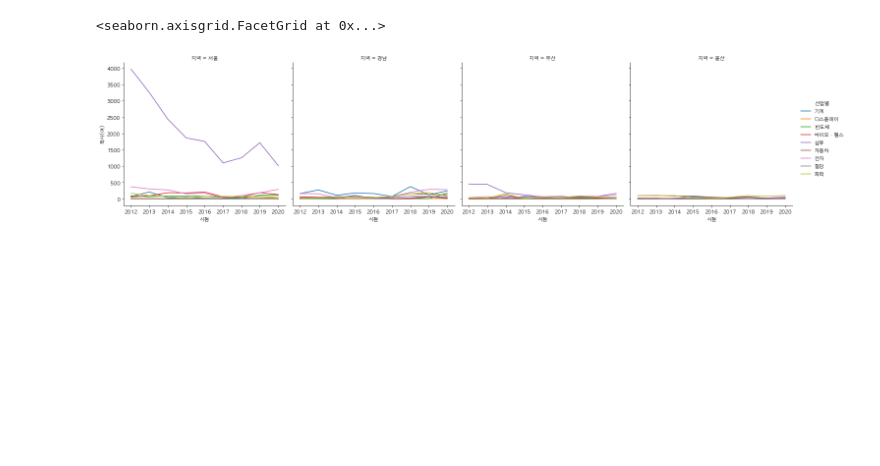
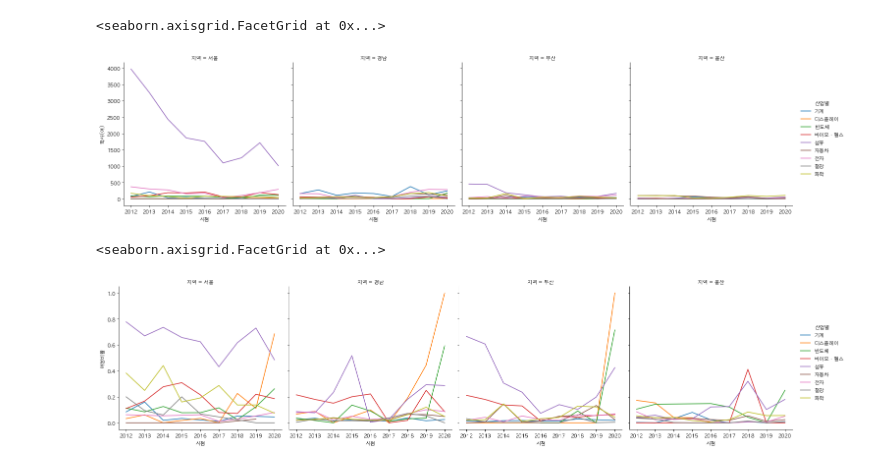
Before and after one commit to harryyang1982/data_tinkering, a Jupyter notebook: industry.ipynb, the cells around one changed output. Drawn from its saved outputs; the diff is of its cells as text; code cells hidden in the pictures; blank space fills up the shorter version.

Commit message:
visualization half completed

```diff
--- a/industry.ipynb
+++ b/industry.ipynb
@@ -61,3 +61,8 @@ sns.relplot(data = total_filter, x = '시점', y = '학사(여)', hue = '산업
 # %% [output]
 <seaborn.axisgrid.FacetGrid at 0x...>
 [figure]
+# %%
+sns.relplot(data = total_filter, x = '시점', y = '여성비율', hue = '산업별', col='지역', kind = 'line')
+# %% [output]
+<seaborn.axisgrid.FacetGrid at 0x...>
+[figure, added]
```
Also changed, not shown: 14 other files.
